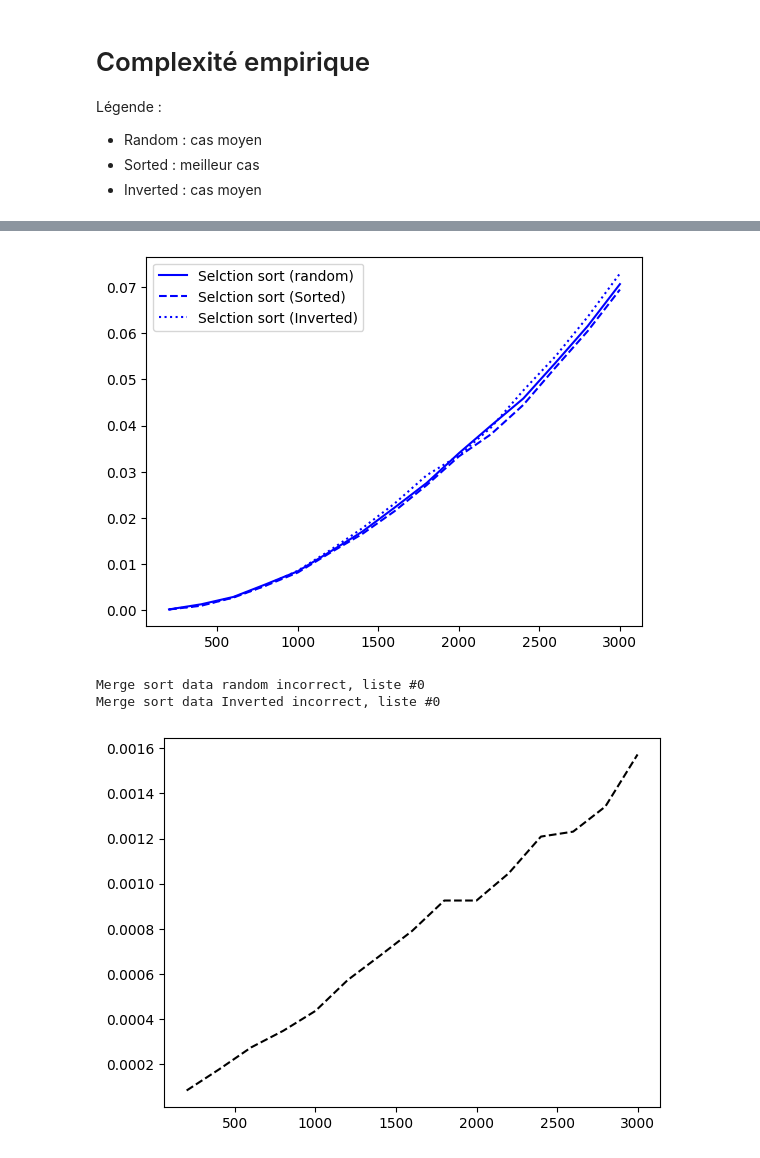
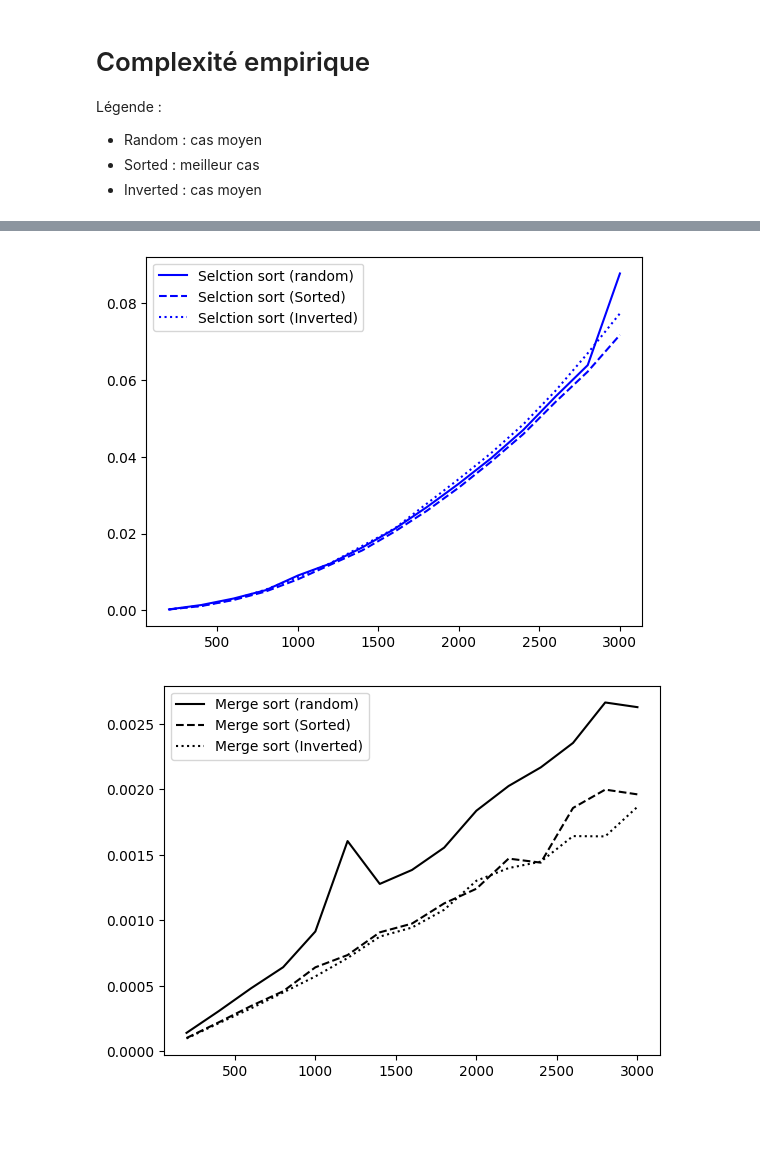
Before and after one commit to zshelali/projet-it4-complexity, a Jupyter notebook: TP - 2023 - Time Complexity sorting algorithms.ipynb, the cells around one changed output, grey strips where cells are left out. Cells and saved outputs as stored; diff of their text form; code cells hidden in the pictures; blank space fills up the shorter version.

```diff
--- a/TP - 2023 - Time Complexity sorting algorithms.ipynb
+++ b/TP - 2023 - Time Complexity sorting algorithms.ipynb
@@ -80,26 +80,26 @@ def executerTri(fct_tri, color, nom, nlist=15, nval=200, surplace = True):
     dataTestInverted  = copy.deepcopy(listDataInvertedSorted)
 
     for i in range(len(axis)):
-        time1 = time.time()
+        time1 = time.perf_counter()
         if surplace:
             fct_tri(dataTestRandom[i])
         else:
             dataTestRandom[i] = fct_tri(dataTestRandom[i])
-        time2 = time.time()
+        time2 = time.perf_counter()
         toplotRandom.append(time2 - time1)
-        time3 = time.time()
+        time3 = time.perf_counter()
         if surplace:
             fct_tri(dataTestSorted[i])
         else:
             dataTestSorted[i] = fct_tri(dataTestSorted[i])
-        time4 = time.time()
+        time4 = time.perf_counter()
         toplotSorted.append(time4 - time3)
-        time5 = time.time()
+        time5 = time.perf_counter()
         if surplace:
             fct_tri(dataTestInverted[i])
         else:
             dataTestInverted[i] = fct_tri(dataTestInverted[i])
-        time6 = time.time()
+        time6 = time.perf_counter()
         toplotInverted.append(time6 - time5)
 
     (ok1, ipb1) = areSorted(dataTestRandom)
@@ -486,7 +516,7 @@ Sorted array: [1, 1, 2, 3, 6, 8, 10]
 # %%
 tempsF = 0  # Variable globale pour stocker le temps d'exécution
 
-def merge_sort(arr):
+def merge_sort_bu(arr):
     width = 1
     n = len(arr)
     # Fusionner les sous-tableaux de manière itérative
@@ -524,7 +554,7 @@ def measure_time(sort_func, array):
     return sorted_array
 
 case_array = [3, 2, 1, 7, 4, 10, 49, 27, 30]
-sorted_case = measure_time(merge_sort, case_array.copy())  # Utiliser .copy() pour ne pas modifier le tableau d'origine
+sorted_case = measure_time(merge_sort_bu, case_array.copy())  # Utiliser .copy() pour ne pas modifier le tableau d'origine
 print(f"Sorted array: {sorted_case}")
 print(f"Elapsed time: {tempsF:.10f} seconds\n")
 # %% [output]
@@ -608,13 +640,11 @@ executerTri(optimized_insertion_sort, 'g', 'Optimized Insertion sort')
 # %%
 executerTri(selection_sort, 'b', 'Selction sort')
 # %% [output]
-[figure, old version]
+[figure, new version]
 # %%
-executerTri(merge_sort, 'k', 'Merge sort')
+executerTri(merge_sort_bu, 'k', 'Merge sort')
 # %% [output]
-Merge sort data random incorrect, liste #0
-Merge sort data Inverted incorrect, liste #0
-[figure, old version]
+[figure, new version]
 # %%
 executerTri(quick_sort_it, 'c', 'Iterative Quick sort')
 # %% [output]
```
Also changed, not shown: parts of 19 cells of this notebook, 1 other file.
